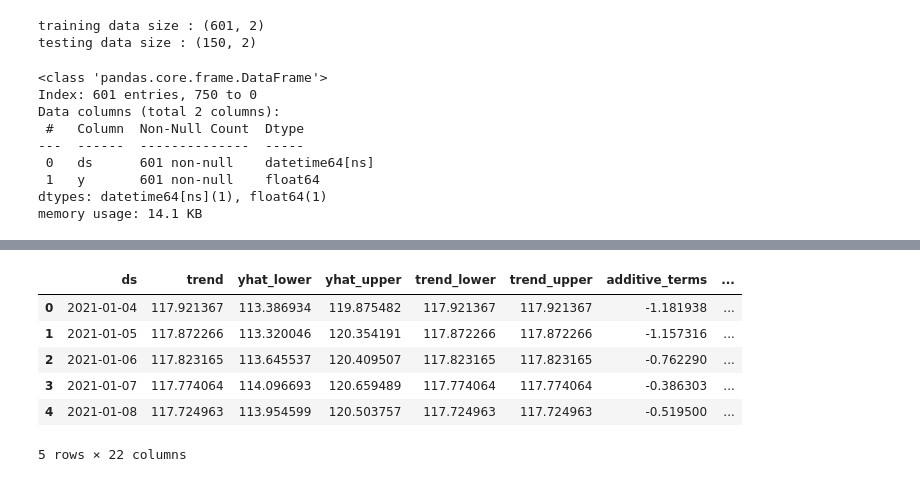
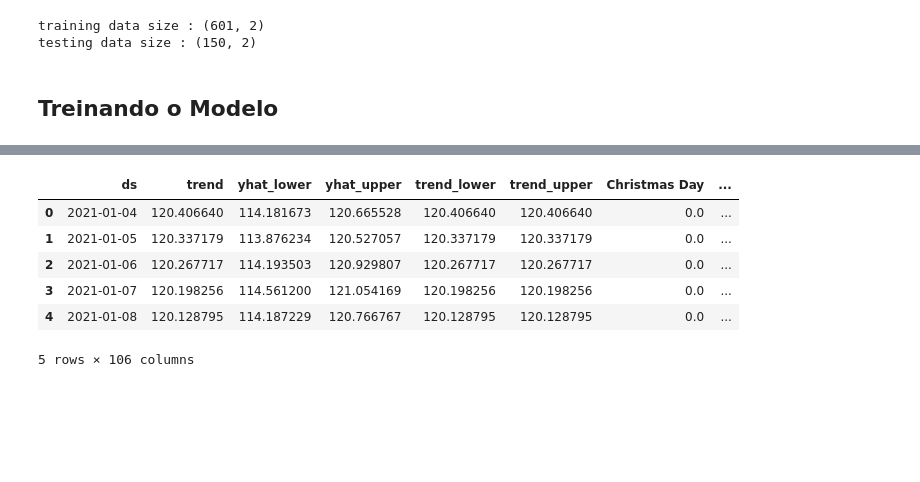
Before and after one commit to alexandre-guerra/Analise-IBOV, a Jupyter notebook: prophet.ipynb, the cells around one changed output, grey strips where cells are left out. Saved outputs shown, nothing was run; the diff lists cells and outputs as text; code cells hidden in the pictures; blank space fills up the shorter version.

```diff
--- a/prophet.ipynb
+++ b/prophet.ipynb
@@ -33,0 +45,22 @@ df = df[df['ds'] > '2020-12-31']
+# %%
+import holidays
+import holidays
+
+# Capturando feriados dos EUA e da NYSE
+us_holidays = holidays.country_holidays('US', years=[2021,2022,2023, 2024, 2025])  # Exemplo para anos específicos
+nyse_holidays = holidays.financial_holidays('NYSE', years=[2021,2022,2023, 2024, 2025])
+
+br_holidays = holidays.country_holidays('BR', years=[2021,2022,2023, 2024, 2025])
+
+# Capturando os feriados do estado de São Paulo
+sp_holidays = holidays.Brazil(state='SP', years=[2021,2022,2023, 2024, 2025])
+
+us_holidays_df = pd.DataFrame(list(us_holidays.items()), columns=['ds', 'holiday'])
+nyse_holidays_df = pd.DataFrame(list(nyse_holidays.items()), columns=['ds', 'holiday'])
+br_holidays_df = pd.DataFrame(list(br_holidays.items()), columns=['ds', 'holiday'])
+sp_holidays_df = pd.DataFrame(list(sp_holidays.items()), columns=['ds', 'holiday'])
+
+total_holidays = pd.concat([us_holidays_df, nyse_holidays_df, br_holidays_df, sp_holidays_df]).drop_duplicates().reset_index(drop=True)
+total_holidays['ds'] = pd.to_datetime(total_holidays['ds'])
+
+total_holidays.count()
@@ -47,19 +83,9 @@ test_data.sort_values(by='ds', inplace=True)
-# %%
-train_data.info()
-# %% [output]
-<class 'pandas.core.frame.DataFrame'>
-Index: 601 entries, 750 to 0
-Data columns (total 2 columns):
- #   Column  Non-Null Count  Dtype
----  ------  --------------  -----
- 0   ds      601 non-null    datetime64[ns]
- 1   y       601 non-null    float64
-dtypes: datetime64[ns](1), float64(1)
-memory usage: 14.1 KB
+# %% [markdown]
+## Treinando o Modelo
 # %%
-modelo = Prophet(daily_seasonality=True)
-modelo.fit(train_data)
-dataFramefuture = modelo.make_future_dataframe(periods=20, freq='M')
-previsao = modelo.predict(dataFramefuture)
-previsao.head()
+m = Prophet(holidays=total_holidays)
+m.fit(train_data)
+future = m.make_future_dataframe(periods=20, freq='M')
+forecast = m.predict(future)
+forecast.head()
 # %% [output]
@@ -68,7 +94,7 @@ previsao.head()
-|  | ds | trend | yhat_lower | yhat_upper | trend_lower | trend_upper | additive_terms | ... |
-| 0 | 2021-01-04 | 117.921367 | 113.386934 | 119.875482 | 117.921367 | 117.921367 | -1.181938 | ... |
-| 1 | 2021-01-05 | 117.872266 | 113.320046 | 120.354191 | 117.872266 | 117.872266 | -1.157316 | ... |
-| 2 | 2021-01-06 | 117.823165 | 113.645537 | 120.409507 | 117.823165 | 117.823165 | -0.762290 | ... |
-| 3 | 2021-01-07 | 117.774064 | 114.096693 | 120.659489 | 117.774064 | 117.774064 | -0.386303 | ... |
-| 4 | 2021-01-08 | 117.724963 | 113.954599 | 120.503757 | 117.724963 | 117.724963 | -0.519500 | ... |
+|  | ds | trend | yhat_lower | yhat_upper | trend_lower | trend_upper | Christmas Day | ... |
+| 0 | 2021-01-04 | 120.406640 | 114.181673 | 120.665528 | 120.406640 | 120.406640 | 0.0 | ... |
+| 1 | 2021-01-05 | 120.337179 | 113.876234 | 120.527057 | 120.337179 | 120.337179 | 0.0 | ... |
+| 2 | 2021-01-06 | 120.267717 | 114.193503 | 120.929807 | 120.267717 | 120.267717 | 0.0 | ... |
+| 3 | 2021-01-07 | 120.198256 | 114.561200 | 121.054169 | 120.198256 | 120.198256 | 0.0 | ... |
+| 4 | 2021-01-08 | 120.128795 | 114.187229 | 120.766767 | 120.128795 | 120.128795 | 0.0 | ... |
-5 rows × 22 columns
+5 rows × 106 columns
```
Also changed, not shown: parts of 19 cells of this notebook.
